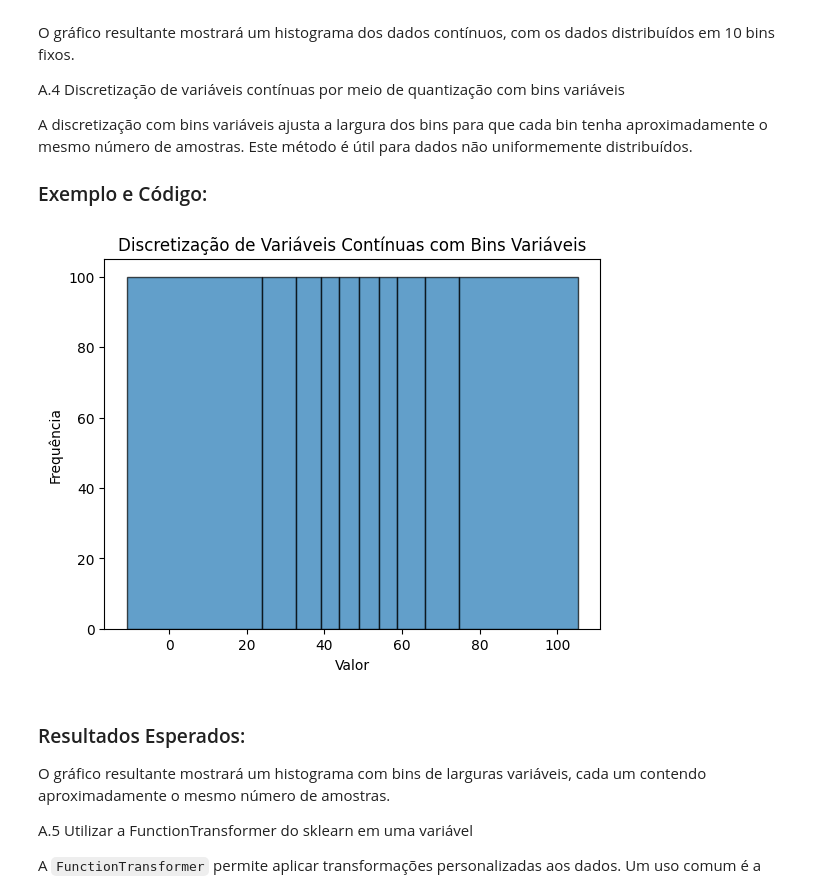
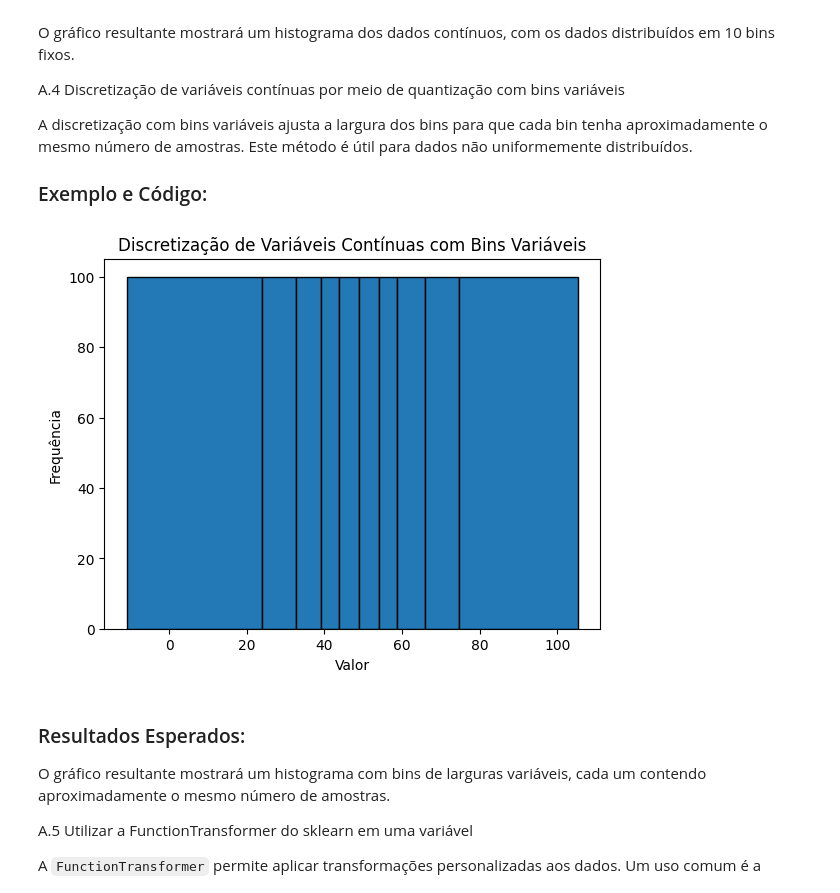
Before and after one commit to dacioms/DacioFeature3_24, a Jupyter notebook: 01_numericos/004_detalhamentoComGraficos.ipynb, the cells around one changed output. Drawn from its saved outputs; the diff is of its cells as text; code cells hidden in the pictures.

```diff
--- a/01_numericos/004_detalhamentoComGraficos.ipynb
+++ b/01_numericos/004_detalhamentoComGraficos.ipynb
@@ -59,23 +129,24 @@ A discretização com bins variáveis ajusta a largura dos bins para que cada bi
 # %%
 import numpy as np
 import pandas as pd
 import matplotlib.pyplot as plt
 
 # Dados contínuos de exemplo
 np.random.seed(0)
 dados = np.random.randn(1000) * 20 + 50
 
 # Discretização em 10 bins variáveis
 dados_discretizados, bins = pd.qcut(dados, q=10, retbins=True, labels=False)
 
 # Plotagem dos dados discretizados
-plt.hist(dados, bins=bins, edgecolor='k', alpha=0.7)
+plt.hist(dados, bins=bins, edgecolor='k', alpha=0.99)
+# plt.scatter(dados, np.linspace(0,100,1000), color='red', edgecolors='k', alpha=0.5)
 plt.title('Discretização de Variáveis Contínuas com Bins Variáveis')
 plt.xlabel('Valor')
 plt.ylabel('Frequência')
 plt.show()
 # %% [output]
-[figure, old version]
+[figure, new version]
 # %% [markdown]
 ### Resultados Esperados:
 O gráfico resultante mostrará um histograma com bins de larguras variáveis, cada um contendo aproximadamente o mesmo número de amostras.
```
Also changed, not shown: parts of 7 cells of this notebook, 3 other files.
